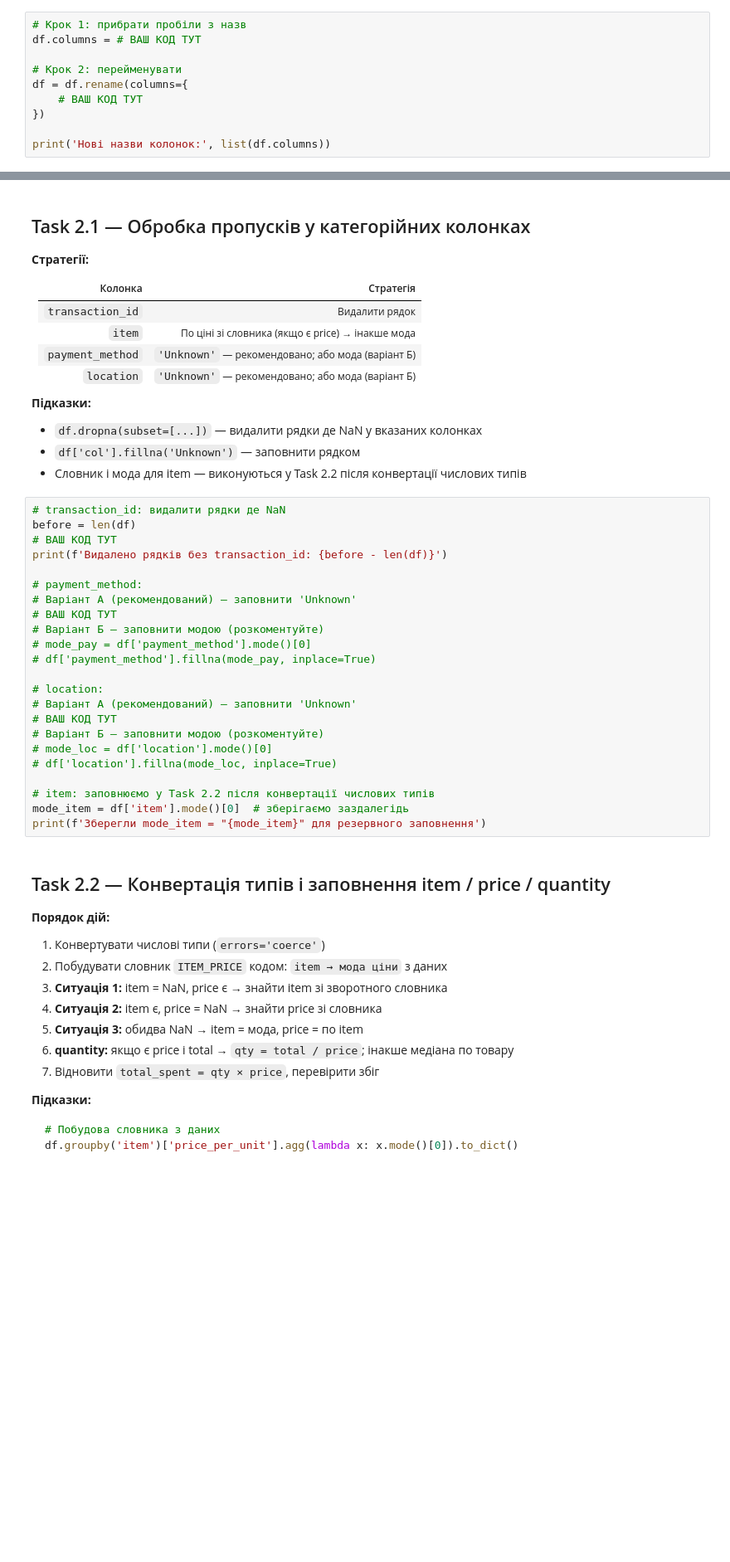
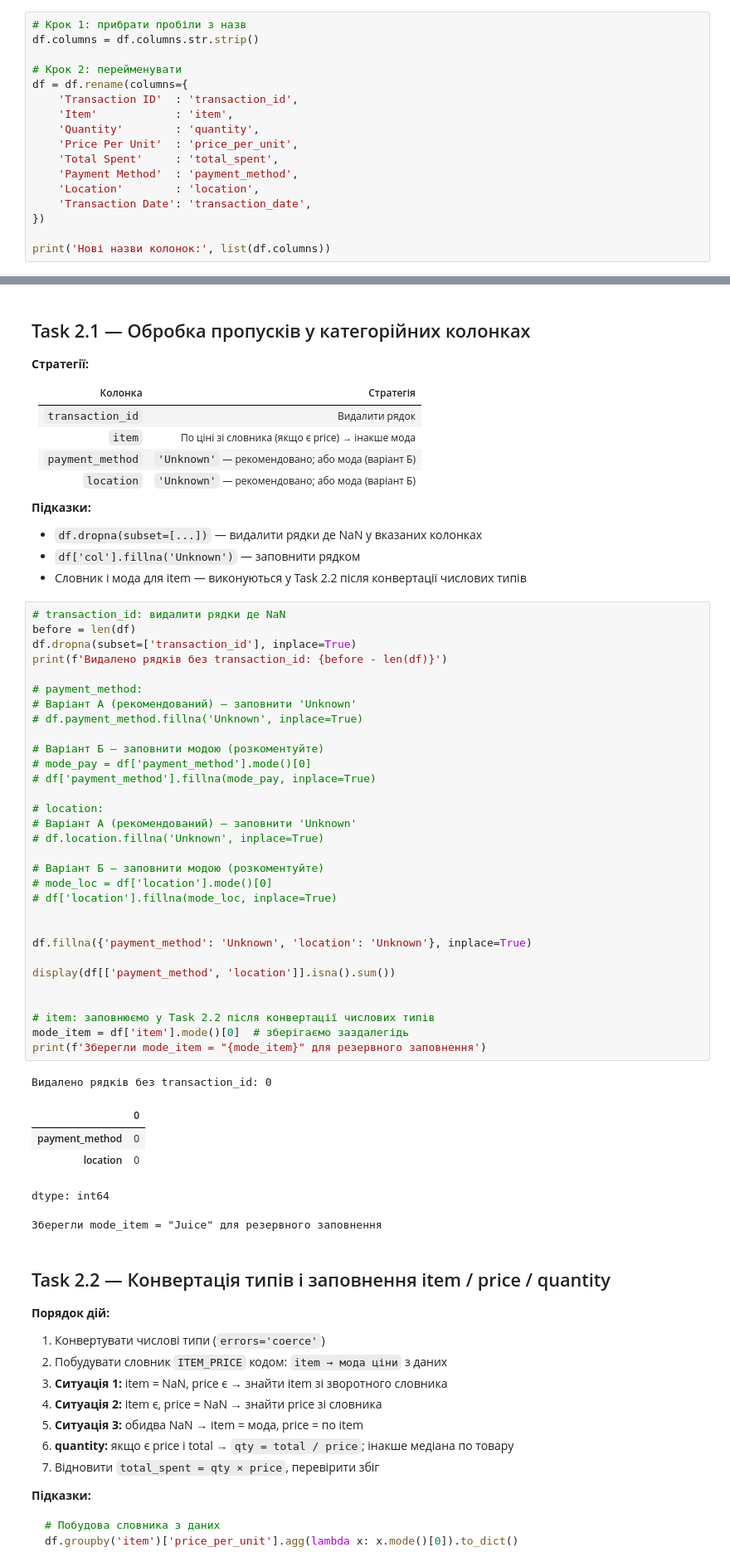
Before and after one commit to KsiuTretyakova/Analysis_Cafe_Sales_DTA2026, a Jupyter notebook: cafe_eda_workbook_version2.ipynb, the cells around one changed output, grey strips where cells are left out. Shown at 83% size. Drawn from its saved outputs; the diff is of its cells as text; blank space fills up the shorter version.

```diff
--- a/cafe_eda_workbook_version2.ipynb
+++ b/cafe_eda_workbook_version2.ipynb
@@ -169,11 +226,18 @@ plt.show()
 | `Transaction Date` | `transaction_date` |
 # %%
 # Крок 1: прибрати пробіли з назв
-df.columns = # ВАШ КОД ТУТ
+df.columns = df.columns.str.strip()
 
 # Крок 2: перейменувати
 df = df.rename(columns={
-    # ВАШ КОД ТУТ
+    'Transaction ID'  : 'transaction_id',
+    'Item'            : 'item',
+    'Quantity'        : 'quantity',
+    'Price Per Unit'  : 'price_per_unit',
+    'Total Spent'     : 'total_spent',
+    'Payment Method'  : 'payment_method',
+    'Location'        : 'location',
+    'Transaction Date': 'transaction_date',
 })
 
 print('Нові назви колонок:', list(df.columns))
@@ -196,26 +262,41 @@ print('Нові назви колонок:', list(df.columns))
 # %%
 # transaction_id: видалити рядки де NaN
 before = len(df)
-# ВАШ КОД ТУТ
+df.dropna(subset=['transaction_id'], inplace=True)
 print(f'Видалено рядків без transaction_id: {before - len(df)}')
 
 # payment_method:
 # Варіант А (рекомендований) — заповнити 'Unknown'
-# ВАШ КОД ТУТ
+# df.payment_method.fillna('Unknown', inplace=True)
+
 # Варіант Б — заповнити модою (розкоментуйте)
 # mode_pay = df['payment_method'].mode()[0]
 # df['payment_method'].fillna(mode_pay, inplace=True)
 
 # location:
 # Варіант А (рекомендований) — заповнити 'Unknown'
-# ВАШ КОД ТУТ
+# df.location.fillna('Unknown', inplace=True)
+
 # Варіант Б — заповнити модою (розкоментуйте)
 # mode_loc = df['location'].mode()[0]
 # df['location'].fillna(mode_loc, inplace=True)
 
+
+df.fillna({'payment_method': 'Unknown', 'location': 'Unknown'}, inplace=True)
+
+display(df[['payment_method', 'location']].isna().sum())
+
+
 # item: заповнюємо у Task 2.2 після конвертації числових типів
 mode_item = df['item'].mode()[0]  # зберігаємо заздалегідь
 print(f'Зберегли mode_item = "{mode_item}" для резервного заповнення')
+# %% [output]
+Видалено рядків без transaction_id: 0
+|  | 0 |
+| payment_method | 0 |
+| location | 0 |
+dtype: int64
+Зберегли mode_item = "Juice" для резервного заповнення
 # %% [markdown]
 ## Task 2.2 — Конвертація типів і заповнення item / price / quantity
 
```
Also changed, not shown: parts of 14 cells of this notebook.
